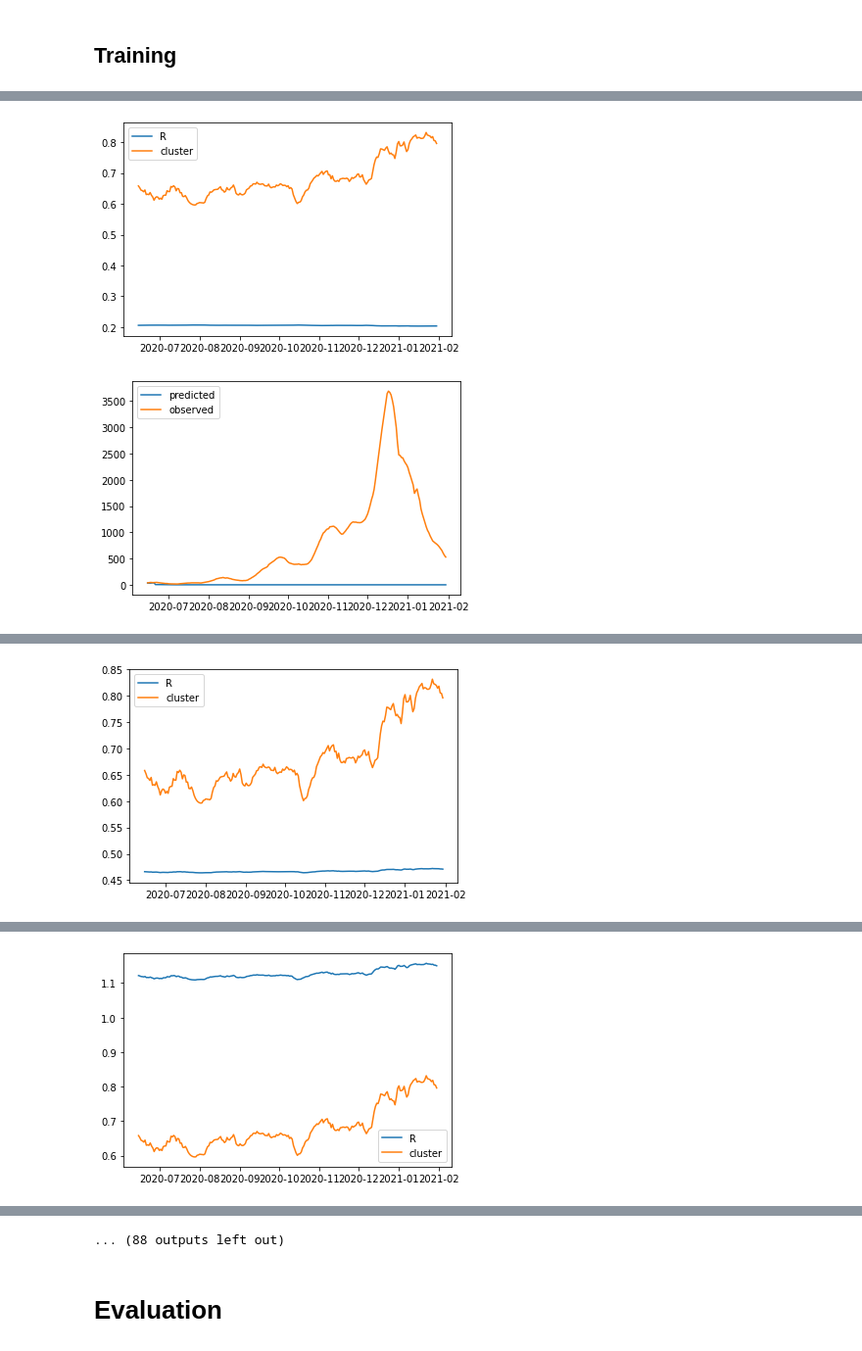
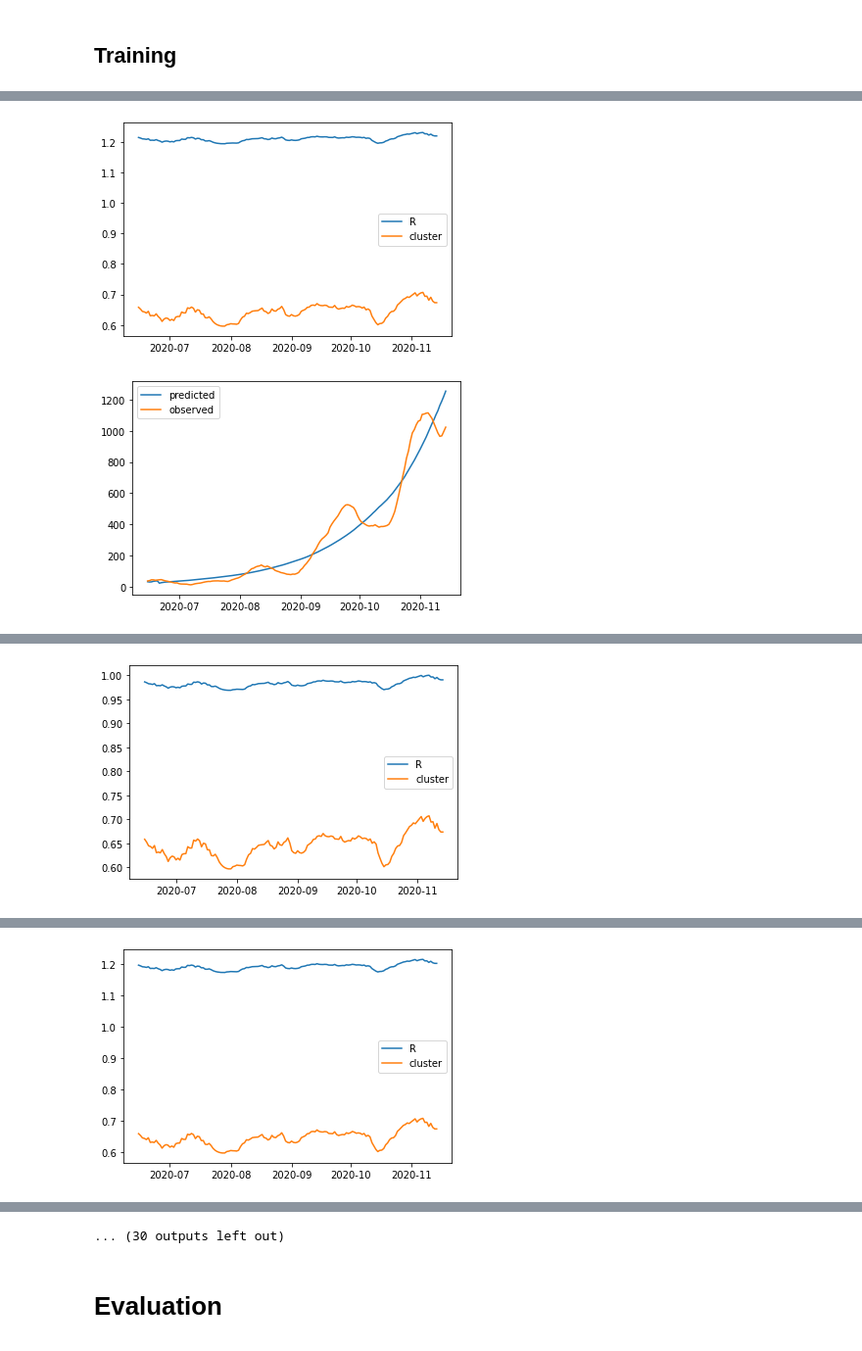
Before and after one commit to anuarsantoyo/master-thesis, a Jupyter notebook: model/220308_model_optimization.ipynb, the cells around one changed output, grey strips where cells are left out. Shown at 98% size. Saved outputs shown, nothing was run; the diff lists cells and outputs as text; code cells hidden in the pictures.

Commit message:
model optimization - minor changes

```diff
--- a/model/220308_model_optimization.ipynb
+++ b/model/220308_model_optimization.ipynb
@@ -44,14 +44,14 @@ observation = 'newly_infected' #'newly_infected' #'hospitalization'
 rolling_avg_obs = 7
 # Overall Time Period
 start_time='2020-06-15'
-end_time='2021-06-15' # Begin Delta Wave
+end_time='2021-02-15' # Begin Delta Wave
 
 # Training Time Period
 start_time_train=start_time
-end_time_train='2021-01-31'
+end_time_train='2020-11-15'
 
 #Test Time Period
-start_time_test='2021-02-01'
+start_time_test='2020-11-16'
 end_time_test=end_time
 
 dtype = torch.float32
@@ -109,7 +109,7 @@ dict_param
 ## Load Method Input Data
 # %%
 def get_input_data(start, end):
-  df_cluster = pd.read_csv('data/clustering/220309_percentage_careful.csv' , parse_dates=['date'])
+  df_cluster = pd.read_csv('data/clustering/220309_percentage_non_careful.csv' , parse_dates=['date'])
   df_cluster['percentage'] = df_cluster['percentage'].rolling(7).mean()
   # Standardize Input Data
   time_period = (df_cluster['date'] >= start) & (df_cluster['date'] < end)
@@ -123,6 +143,8 @@ cluster_percentage_test = get_input_data(start_time_test, end_time_test)
 # %% [markdown]
 ## Training
 # %%
+from torch.optim.lr_scheduler import ExponentialLR
+
 epochs = 2000
 model_parameter = [dict_param['prime_values']['alpha'], dict_param['prime_values']['phi']]
 
@@ -130,7 +152,8 @@ params_to_be_optimized = method.get_parameters() #+ [dict_param['prime_values'][
 if observation == 'hospitalization':
   params_to_be_optimized = params_to_be_optimized + [dict_param['prime_values']['alpha']]
 
-optimizer = optim.Adam(params_to_be_optimized, lr=0.001, weight_decay=0)
+optimizer = optim.Adam(params_to_be_optimized, lr=0.01)
+scheduler = ExponentialLR(optimizer, gamma=0.999)
 
 for i in range(epochs):
   start_time = time.time()
@@ -143,7 +166,7 @@ for i in range(epochs):
   expected = epid_model(population, R=method.calculate_R(cluster_percentage_train), initial_newly_infected = initial_newly_infected_train, alpha=dict_param['real_values']['alpha'], device=device, dtype=dtype)[observation]
 
   # calc loss
-  comparison_loss_train =  calc_mse(expected, observed_train) * dict_param['real_values']['phi']
+  comparison_loss_train =  calc_mse(expected, observed_train) #* dict_param['real_values']['phi']
   method_loss = method.calculate_loss()
   model_param_loss = calc_prior_loss(dict_param, device, dtype)
   loss = comparison_loss_train + method_loss + model_param_loss
@@ -151,17 +174,22 @@ for i in range(epochs):
   # backward pass
   loss.backward()
   optimizer.step()
+  scheduler.step()
 
-  if i % 50==0:
-      print(f'Step: {i}, Time: {time.time() - start_time}, Loss: {loss}, Mean Expected Daily Hospit: {expected.cpu().detach().numpy().mean()}')
-      plt.plot(df_obs_train['Date'], method.calculate_R(cluster_percentage_train).cpu().detach().numpy(), label='R')
-      plt.plot(df_obs_train['Date'], cluster_percentage_train, label='cluster')
+
+  with torch.no_grad():
+    if i % 50==0:
+        current_lr = optimizer.state_dict()['param_groups'][0]['lr']
+        expected_test = epid_model(population, R=method.calculate_R(cluster_percentage_test), initial_newly_infected = initial_newly_infected_test, alpha=dict_param['real_values']['alpha'], device=device, dtype=dtype)[observation]
+        print(f'Step: {i}, Learning Rate: {current_lr} Time: {time.time() - start_time}, Training Comparison Loss: {comparison_loss_train}, Test Comparison Loss: {calc_mse(expected_test, observed_test)}')
+        plt.plot(df_obs_train['Date'], method.calculate_R(cluster_percentage_train).cpu().detach().numpy(), label='R')
+        plt.plot(df_obs_train['Date'], cluster_percentage_train, label='cluster')
+        plt.legend()
+        plt.show()
+    if i % 100==0:
+      #print(method.calculate_R(cluster_percentage))
+      plt.plot(df_obs_train['Date'], expected.cpu().detach().numpy(), label='predicted')
+      plt.plot(df_obs_train['Date'], observed_train.cpu().detach().numpy(), label='observed')
       plt.legend()
       plt.show()
-  if i % 100==0:
-    #print(method.calculate_R(cluster_percentage))
-    plt.plot(df_obs_train['Date'], expected.cpu().detach().numpy(), label='predicted')
-    plt.plot(df_obs_train['Date'], observed_train.cpu().detach().numpy(), label='observed')
-    plt.legend()
-    plt.show()
 # %% [output]
@@ -169,2 +197,2 @@ Step: 0, Time: 0.3510622978210449, Loss: 36632592.0, Mean Expected Daily Hospit:
-[figure, old version]
+[figure, new version]
-[figure, old version]
+[figure, new version]
@@ -172 +200 @@ Step: 50, Time: 0.2158031463623047, Loss: 36632028.0, Mean Expected Daily Hospit
-[figure, old version]
+[figure, new version]
@@ -174 +202 @@ Step: 100, Time: 0.1386570930480957, Loss: 24112354.0, Mean Expected Daily Hospi
-[figure, old version]
+[figure, new version]
@@ -180,4 +208,4 @@ Step: 200, Time: 0.12071990966796875, Loss: 16419897.0, Mean Expected Daily Hosp
-... (88 outputs left out)
+... (30 outputs left out)
 # %% [markdown]
 # Evaluation
 # %% [markdown]
```
Also changed, not shown: parts of 7 cells of this notebook.
